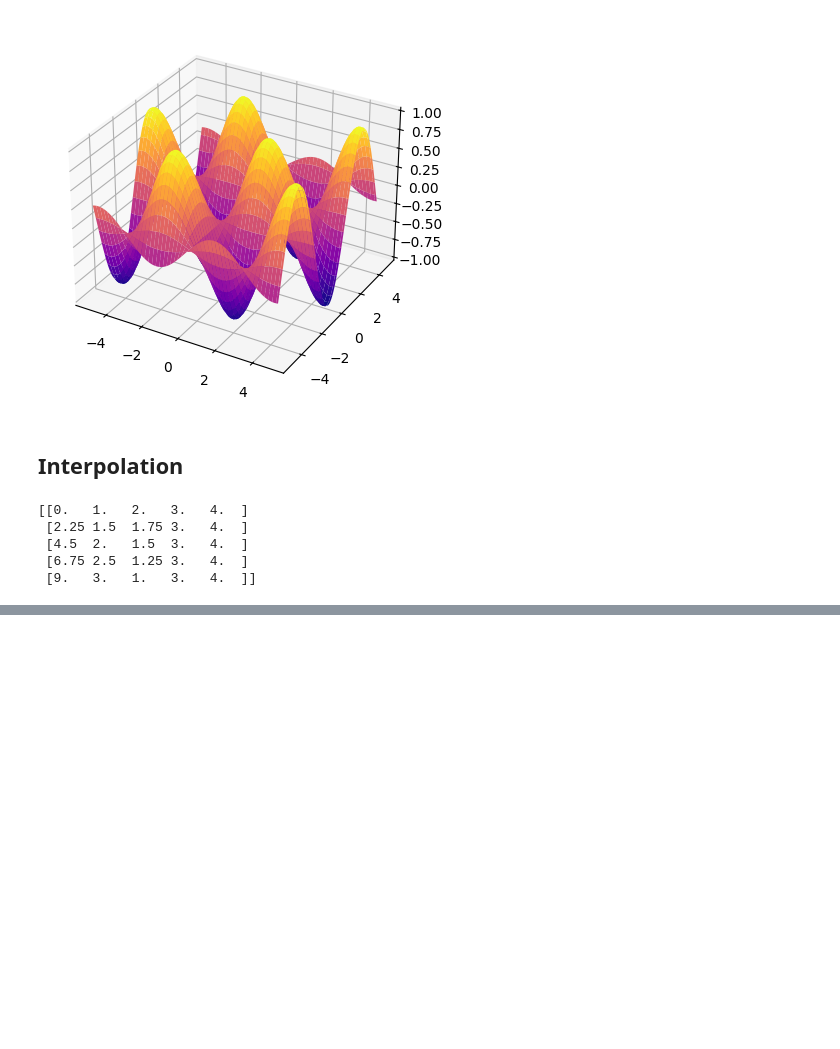
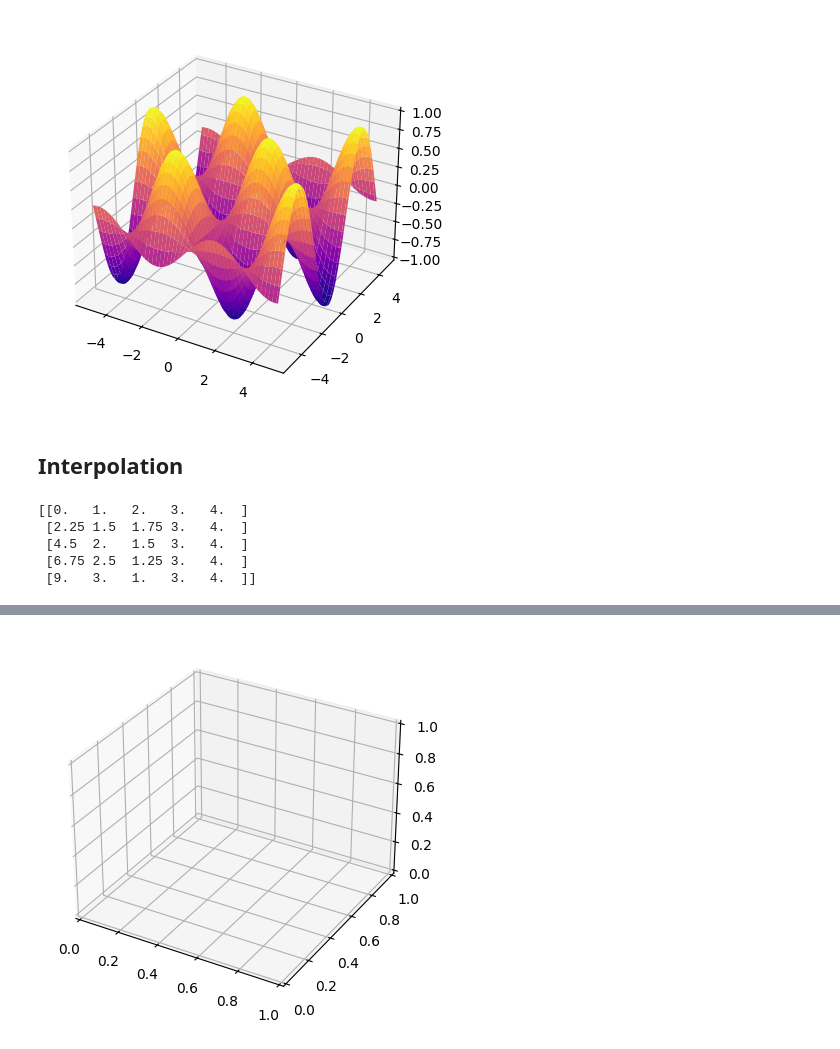
Before and after one commit to laylashihab/Euclidean-Poincare-Playground, a Jupyter notebook: playground.ipynb, the cells around one changed output, grey strips where cells are left out. Cells and saved outputs as stored; diff of their text form; code cells hidden in the pictures; blank space fills up the shorter version.

```diff
--- a/playground.ipynb
+++ b/playground.ipynb
@@ -249,0 +406,55 @@ print(interpolatedArrays)
+# %%
+fig, ax = plt.subplots(subplot_kw={"projection": "3d"})
+
+#variables
+radius = 3 / (2 * np.pi)
+numPoints = 7
+scope = 3
+
+x_data = np.linspace(0,3,100)
+y_data = np.linspace(0,3,100)
+
+# flat plane
+planeY, planeX = np.meshgrid(x_data, y_data)
+planeY = (planeY *-1) + 3
+planeZ = planeX * 0
+
+# cylinder
+theta = np.linspace(0,1,100)
+t = np.linspace(0, 3, 100)
+theta_grid, t_grid = np.meshgrid(theta,t)
+
+cylX = t_grid
+cylY = radius * np.cos(theta_grid) + 1.5
+cylZ = radius * np.sin(theta_grid)
+
+"""
+provides an array of surface plots that linearly interpolate between two plots
+
+parameters:
+numPoints: the number of arrays to get from start to end (inclusive)
+start: the start plot
+end: the end plot
+
+returns:
+an array of surface plots
+"""
+
+XArrays = linearInterpolation(20,planeX, cylX)
+YArrays = linearInterpolation(20,planeY, cylY)
+ZArrays = linearInterpolation(20,planeZ, cylZ)
+
+with writer.saving(fig, "animations/testing.gif", 100):
+    for i in range(0,len(XArrays)):
+        # sets scope
+        ax.set_xlim(0,scope)
+        ax.set_ylim(0,scope)
+        ax.set_zlim(0,scope)
+
+        ax.plot_surface(XArrays[i],YArrays[i],ZArrays[i])
+
+        writer.grab_frame()
+
+        ax.cla() # clears the previous frame
+# %% [output]
+[figure, added]
```
Also changed, not shown: parts of 3 cells of this notebook, 5 other files.
